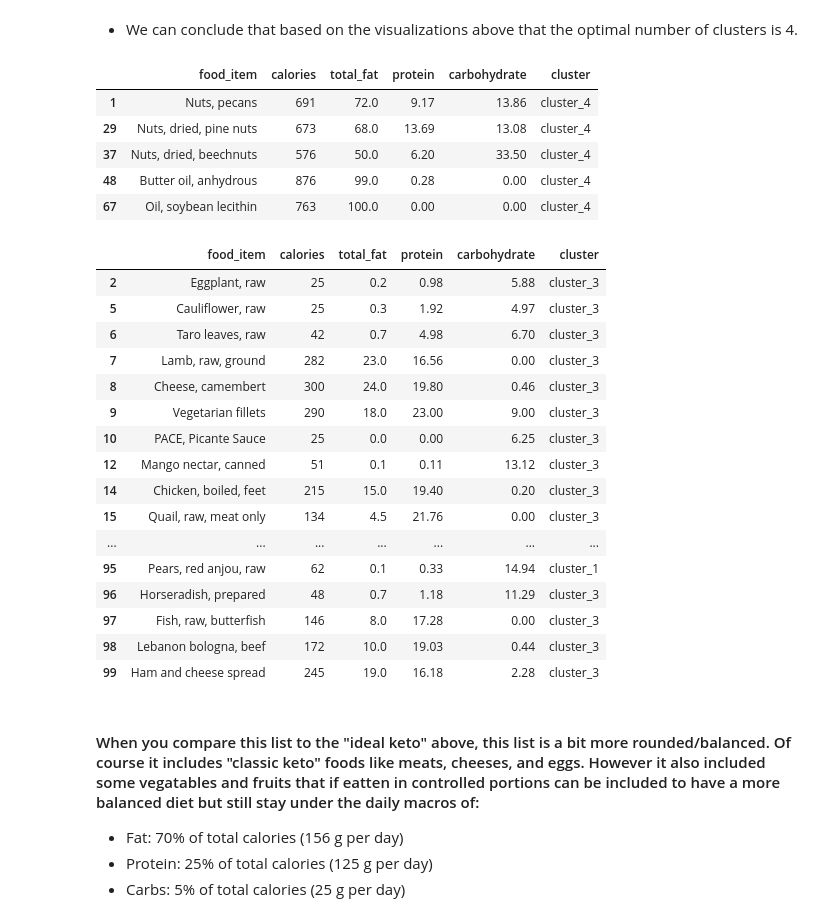
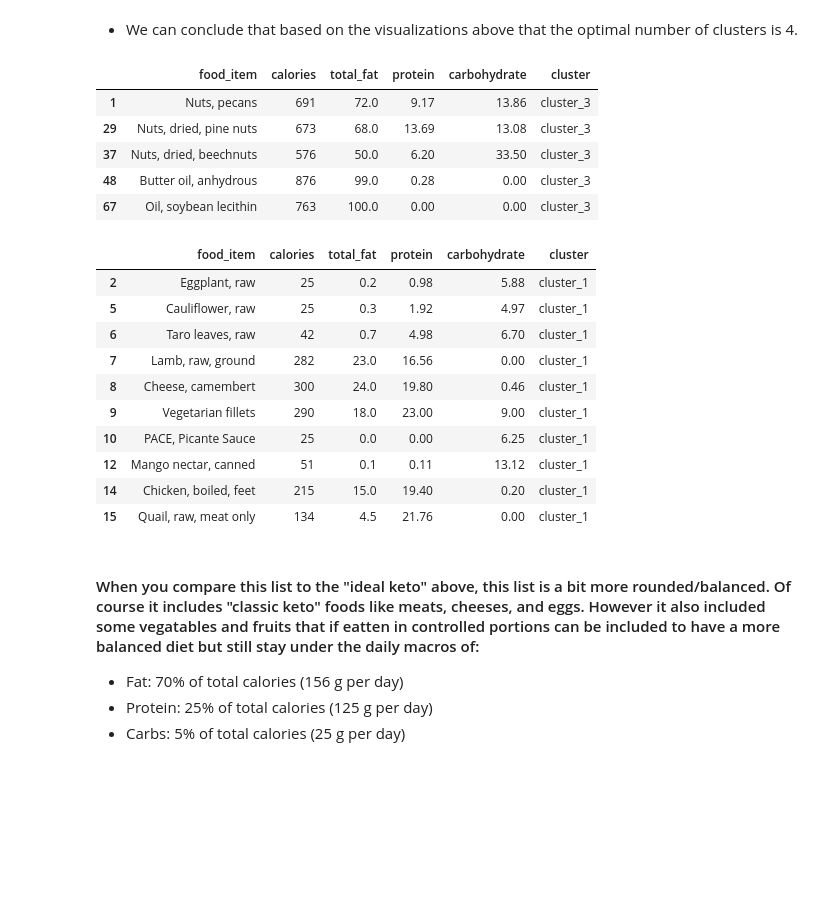
Before and after one commit to dbojado/Keto-Diet-Project, a Jupyter notebook: Final_Report.ipynb, the cells around one changed output. Drawn from its saved outputs; the diff is of its cells as text; code cells hidden in the pictures; blank space fills up the shorter version.

```diff
--- a/Final_Report.ipynb
+++ b/Final_Report.ipynb
@@ -102,8 +102,8 @@ warnings.filterwarnings("ignore")
 # %% [markdown]
 - Acquire data
 # %%
-# Acquired data
-df = pd.read_csv("nutrition.csv")
+# Acquired data from acquire.py file
+df = acquire.get_nutrition_data()
 df.head()
 # %% [output]
 |  | number | food_item | serving_size | calories | total_fat | saturated_fat | cholesterol | sodium | choline | ... |
@@ -525,34 +545,28 @@ clustered_foods_2 = df[(df.total_fat > 40)&(df.carbohydrate < 40)]
 clustered_foods_2.head()
 # %% [output]
 |  | food_item | calories | total_fat | protein | carbohydrate | cluster |
-| 1 | Nuts, pecans | 691 | 72.0 | 9.17 | 13.86 | cluster_4 |
-| 29 | Nuts, dried, pine nuts | 673 | 68.0 | 13.69 | 13.08 | cluster_4 |
-| 37 | Nuts, dried, beechnuts | 576 | 50.0 | 6.20 | 33.50 | cluster_4 |
-| 48 | Butter oil, anhydrous | 876 | 99.0 | 0.28 | 0.00 | cluster_4 |
-| 67 | Oil, soybean lecithin | 763 | 100.0 | 0.00 | 0.00 | cluster_4 |
+| 1 | Nuts, pecans | 691 | 72.0 | 9.17 | 13.86 | cluster_3 |
+| 29 | Nuts, dried, pine nuts | 673 | 68.0 | 13.69 | 13.08 | cluster_3 |
+| 37 | Nuts, dried, beechnuts | 576 | 50.0 | 6.20 | 33.50 | cluster_3 |
+| 48 | Butter oil, anhydrous | 876 | 99.0 | 0.28 | 0.00 | cluster_3 |
+| 67 | Oil, soybean lecithin | 763 | 100.0 | 0.00 | 0.00 | cluster_3 |
 # %%
 # Foods from Model 4, which would be low carb and moderate fat
-# You can see that these foods are labelled "cluster_4", green
+# You can see that these foods are labelled "cluster_1", green
 clustered_foods = df[(df.total_fat < 40)&(df.carbohydrate < 15)]
-clustered_foods.head(50)
+clustered_foods.head(10)
 # %% [output]
 |  | food_item | calories | total_fat | protein | carbohydrate | cluster |
-| 2 | Eggplant, raw | 25 | 0.2 | 0.98 | 5.88 | cluster_3 |
-| 5 | Cauliflower, raw | 25 | 0.3 | 1.92 | 4.97 | cluster_3 |
-| 6 | Taro leaves, raw | 42 | 0.7 | 4.98 | 6.70 | cluster_3 |
-| 7 | Lamb, raw, ground | 282 | 23.0 | 16.56 | 0.00 | cluster_3 |
-| 8 | Cheese, camembert | 300 | 24.0 | 19.80 | 0.46 | cluster_3 |
-| 9 | Vegetarian fillets | 290 | 18.0 | 23.00 | 9.00 | cluster_3 |
-| 10 | PACE, Picante Sauce | 25 | 0.0 | 0.00 | 6.25 | cluster_3 |
-| 12 | Mango nectar, canned | 51 | 0.1 | 0.11 | 13.12 | cluster_3 |
-| 14 | Chicken, boiled, feet | 215 | 15.0 | 19.40 | 0.20 | cluster_3 |
-| 15 | Quail, raw, meat only | 134 | 4.5 | 21.76 | 0.00 | cluster_3 |
-| ... | ... | ... | ... | ... | ... | ... |
-| 95 | Pears, red anjou, raw | 62 | 0.1 | 0.33 | 14.94 | cluster_1 |
-| 96 | Horseradish, prepared | 48 | 0.7 | 1.18 | 11.29 | cluster_3 |
-| 97 | Fish, raw, butterfish | 146 | 8.0 | 17.28 | 0.00 | cluster_3 |
-| 98 | Lebanon bologna, beef | 172 | 10.0 | 19.03 | 0.44 | cluster_3 |
-| 99 | Ham and cheese spread | 245 | 19.0 | 16.18 | 2.28 | cluster_3 |
+| 2 | Eggplant, raw | 25 | 0.2 | 0.98 | 5.88 | cluster_1 |
+| 5 | Cauliflower, raw | 25 | 0.3 | 1.92 | 4.97 | cluster_1 |
+| 6 | Taro leaves, raw | 42 | 0.7 | 4.98 | 6.70 | cluster_1 |
+| 7 | Lamb, raw, ground | 282 | 23.0 | 16.56 | 0.00 | cluster_1 |
+| 8 | Cheese, camembert | 300 | 24.0 | 19.80 | 0.46 | cluster_1 |
+| 9 | Vegetarian fillets | 290 | 18.0 | 23.00 | 9.00 | cluster_1 |
+| 10 | PACE, Picante Sauce | 25 | 0.0 | 0.00 | 6.25 | cluster_1 |
+| 12 | Mango nectar, canned | 51 | 0.1 | 0.11 | 13.12 | cluster_1 |
+| 14 | Chicken, boiled, feet | 215 | 15.0 | 19.40 | 0.20 | cluster_1 |
+| 15 | Quail, raw, meat only | 134 | 4.5 | 21.76 | 0.00 | cluster_1 |
 # %% [markdown]
 #### When you compare this list to the "ideal keto" above, this list is a bit more rounded/balanced. Of course it includes "classic keto" foods like meats, cheeses, and eggs. However it also included some vegatables and fruits that if eatten in controlled portions can be included to have a more balanced diet but still stay under the daily macros of:
 
```
Also changed, not shown: parts of 22 cells of this notebook.
